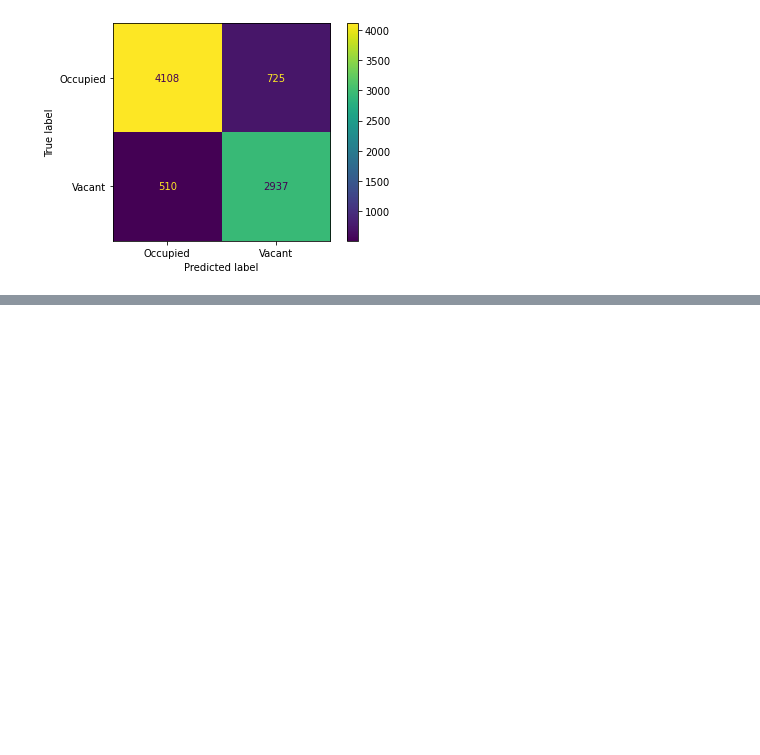
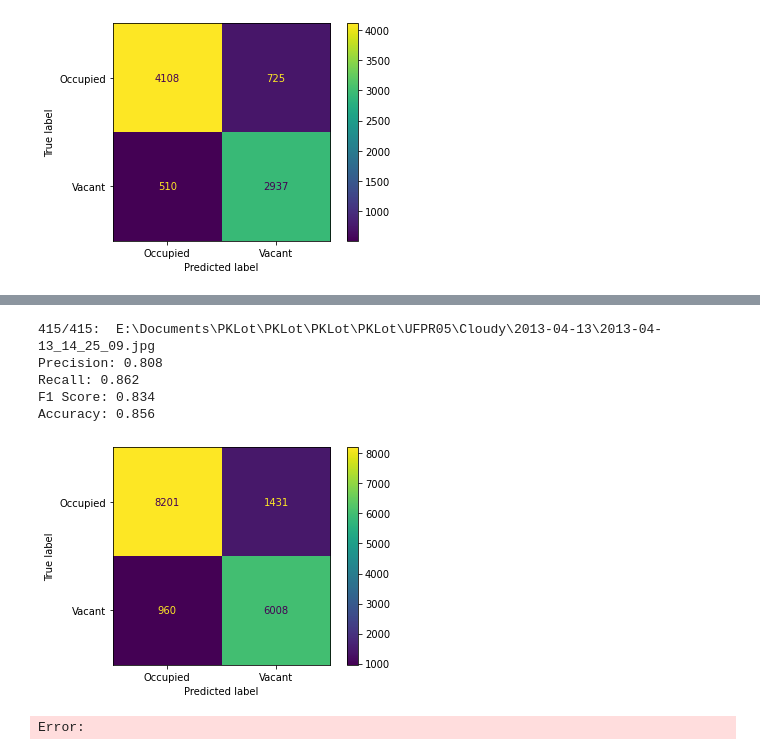
Before and after one commit to VisionPark/VisionParkDetect, a Jupyter notebook: test-01.ipynb, the cells around one changed output, grey strips where cells are left out. Saved outputs shown, nothing was run; the diff lists cells and outputs as text; code cells hidden in the pictures; blank space fills up the shorter version.

```diff
--- a/test-01.ipynb
+++ b/test-01.ipynb
@@ -804,0 +827,21 @@ ValueError: min() arg is an empty sequence
+# %%
+import random
+import glob
+#params = DetectionParams((5,5), 0, cv.ADAPTIVE_THRESH_GAUSSIAN_C, 27, 7, 3, 85) # PUCPR
+params = DetectionParams((5,5), 0, cv.ADAPTIVE_THRESH_GAUSSIAN_C, 33, 7, 3, 85) # UPR05
+#params = DetectionParams((5,5), 0, cv.ADAPTIVE_THRESH_GAUSSIAN_C, 29, 16, 3, 25) # UFPR04
+
+path = 'E:\\Documents\\PKLot\\PKLot\\PKLot\\PKLot\\UFPR05'
+files = glob.glob(path+ '/**/*.jpg', recursive=True)            # Get all images in path
+selected_files = random.choices(files, k=int(len(files)/10))    # Select n random images from dataset
+
+detect_batch(selected_files, params, showImshow=False)
+#UPR05
+# %% [output]
+415/415:  E:\Documents\PKLot\PKLot\PKLot\PKLot\UFPR05\Cloudy\2013-04-13\2013-04-13_14_25_09.jpg
+Precision: 0.808
+Recall: 0.862
+F1 Score: 0.834
+Accuracy: 0.856
+[figure, added]
+Error:
```
Also changed, not shown: parts of 5 cells of this notebook, 1 other file.
